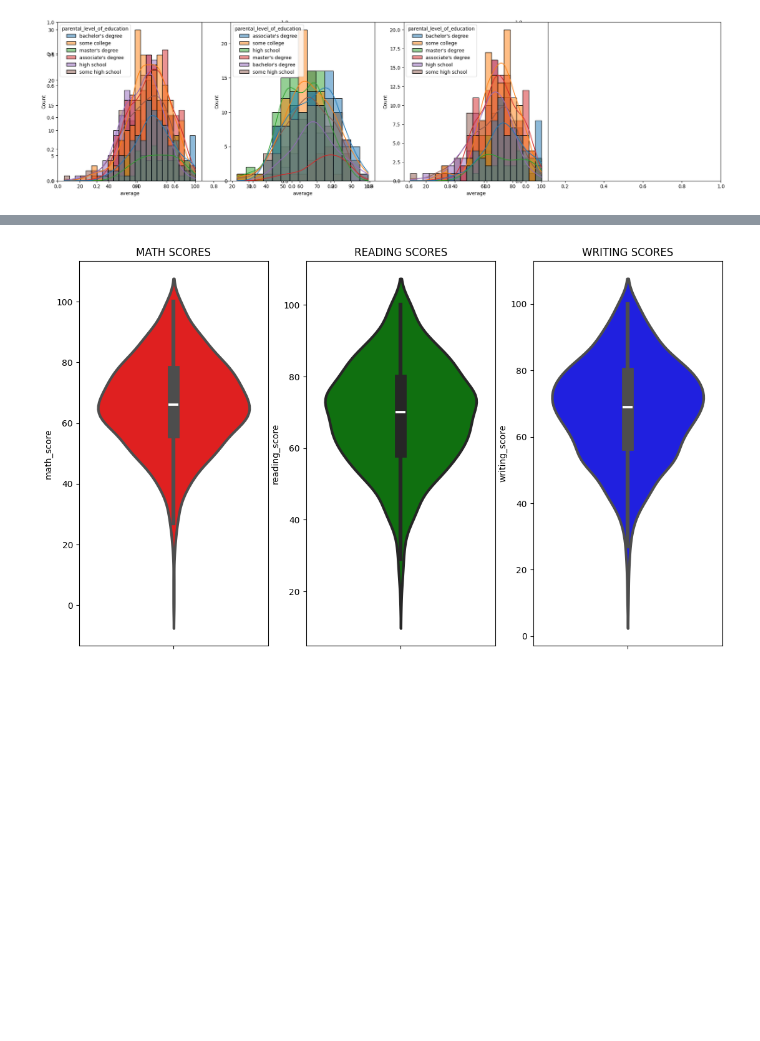
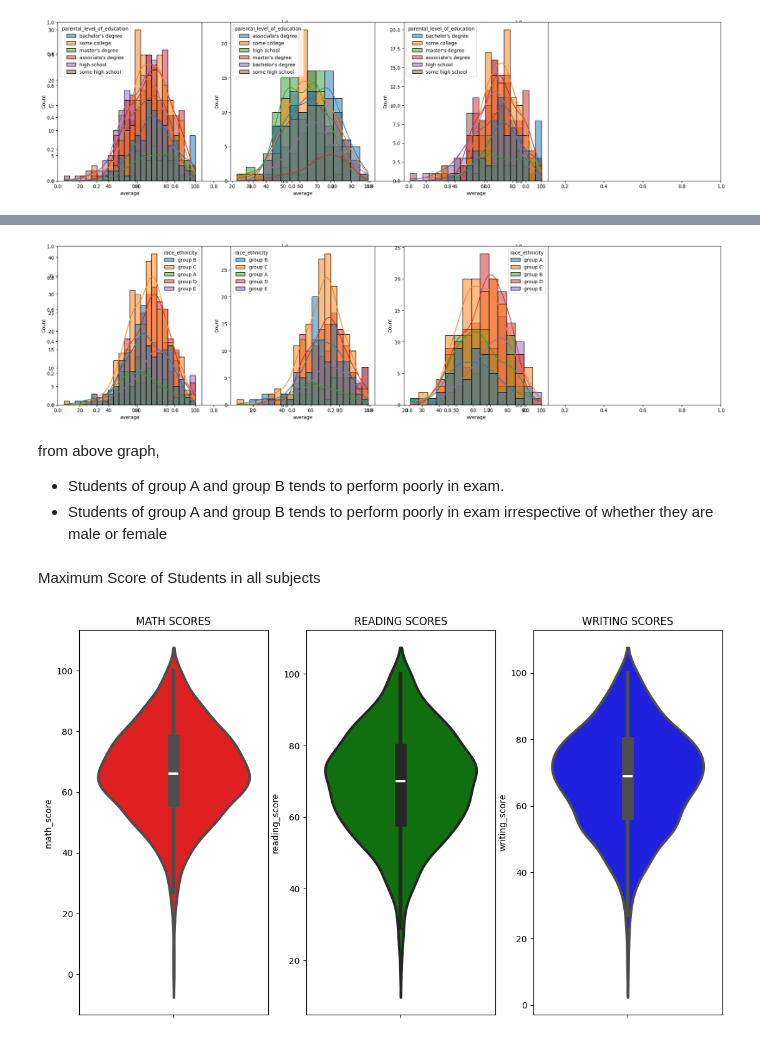
Before and after one commit to kaushik-gowda/ML_Project, a Jupyter notebook: notebook/Student_Performance.ipynb, the cells around one changed output, grey strips where cells are left out. Drawn from its saved outputs; the diff is of its cells as text; code cells hidden in the pictures; blank space fills up the shorter version.

```diff
--- a/notebook/Student_Performance.ipynb
+++ b/notebook/Student_Performance.ipynb
@@ -202,3 +244,20 @@ plt.show()
+# %%
+plt.subplots(1,3,figsize=(25,6))
+plt.subplot(141)
+ax =sns.histplot(data=df,x='average',kde=True,hue='race_ethnicity')
+plt.subplot(142)
+ax =sns.histplot(data=df[df.gender=='female'],x='average',kde=True,hue='race_ethnicity')
+plt.subplot(143)
+ax =sns.histplot(data=df[df.gender=='male'],x='average',kde=True,hue='race_ethnicity')
+plt.show()
+# %% [output]
+[figure, added]
+# %% [markdown]
+from above graph,
+- Students of group A and group B tends to perform poorly in exam.
+- Students of group A and group B tends to perform poorly in exam irrespective of whether they are male or female
+# %% [markdown]
+Maximum Score of Students in all subjects
 # %%
 plt.figure(figsize=(18,8))
 plt.subplot(1, 4, 1)
```
Also changed, not shown: parts of 50 cells of this notebook, 2 other files.
